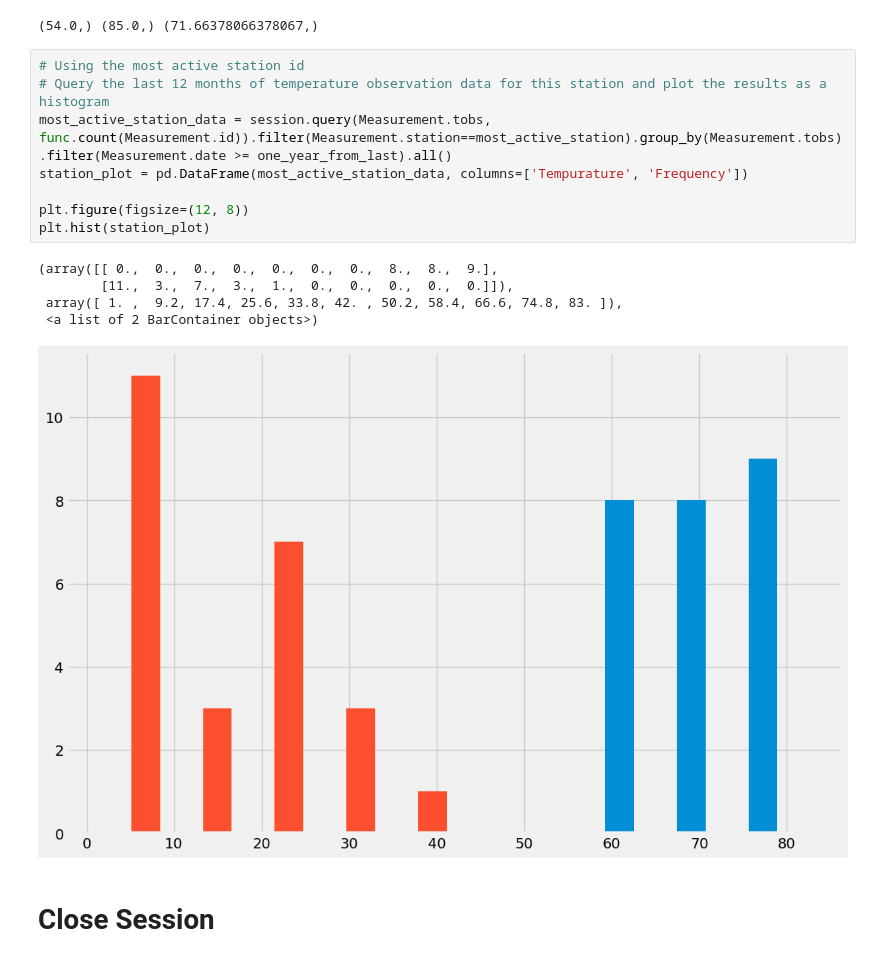
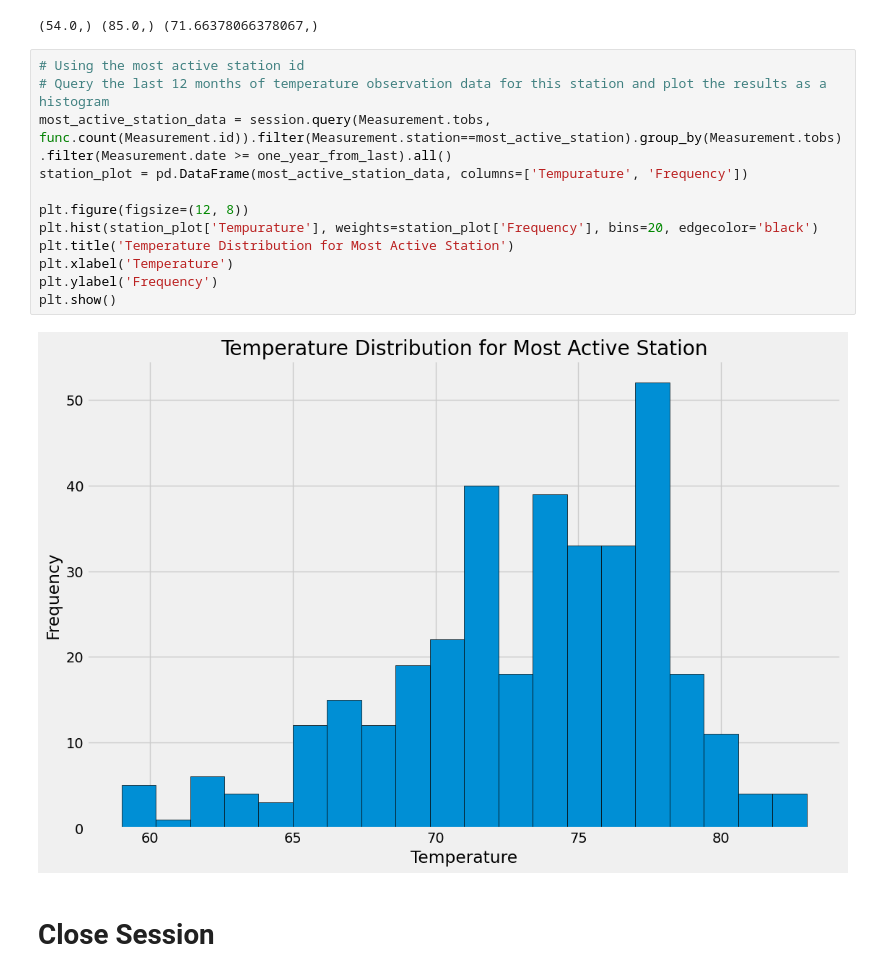
Before and after one commit to lotzamotza/sqlalchemy-challenge, a Jupyter notebook: climate_starter.ipynb, the cells around one changed output. Drawn from its saved outputs; the diff is of its cells as text.

```diff
--- a/climate_starter.ipynb
+++ b/climate_starter.ipynb
@@ -127,17 +127,17 @@ print(lowest_temp, highest_temp, average_temp)
 # %%
 # Using the most active station id
 # Query the last 12 months of temperature observation data for this station and plot the results as a histogram
 most_active_station_data = session.query(Measurement.tobs, func.count(Measurement.id)).filter(Measurement.station==most_active_station).group_by(Measurement.tobs).filter(Measurement.date >= one_year_from_last).all()
 station_plot = pd.DataFrame(most_active_station_data, columns=['Tempurature', 'Frequency'])
 
 plt.figure(figsize=(12, 8))
-plt.hist(station_plot)
+plt.hist(station_plot['Tempurature'], weights=station_plot['Frequency'], bins=20, edgecolor='black')
+plt.title('Temperature Distribution for Most Active Station')
+plt.xlabel('Temperature')
+plt.ylabel('Frequency')
+plt.show()
 # %% [output]
-(array([[ 0.,  0.,  0.,  0.,  0.,  0.,  0.,  8.,  8.,  9.],
-        [11.,  3.,  7.,  3.,  1.,  0.,  0.,  0.,  0.,  0.]]),
- array([ 1. ,  9.2, 17.4, 25.6, 33.8, 42. , 50.2, 58.4, 66.6, 74.8, 83. ]),
- <a list of 2 BarContainer objects>)
-[figure, old version]
+[figure, new version]
 # %% [markdown]
 # Close Session
 # %%
```
Also changed, not shown: parts of 1 cell of this notebook, 1 other file.
